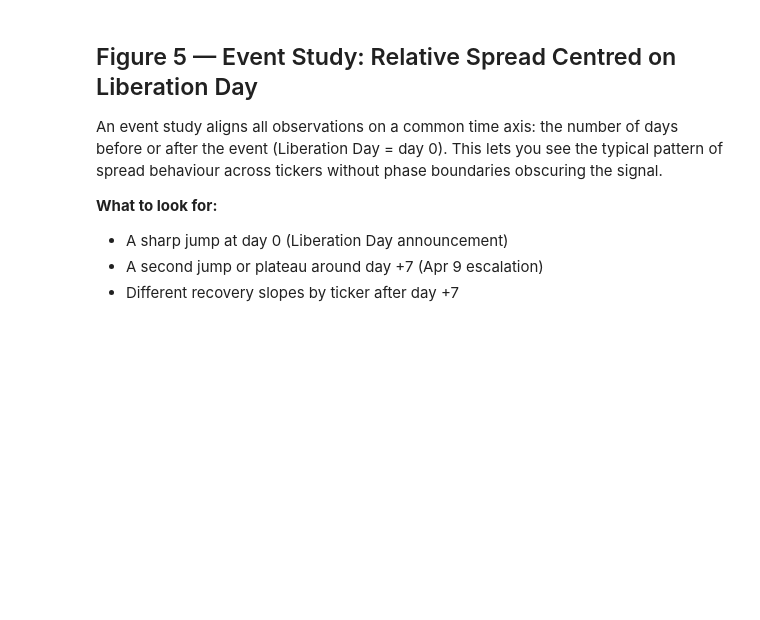
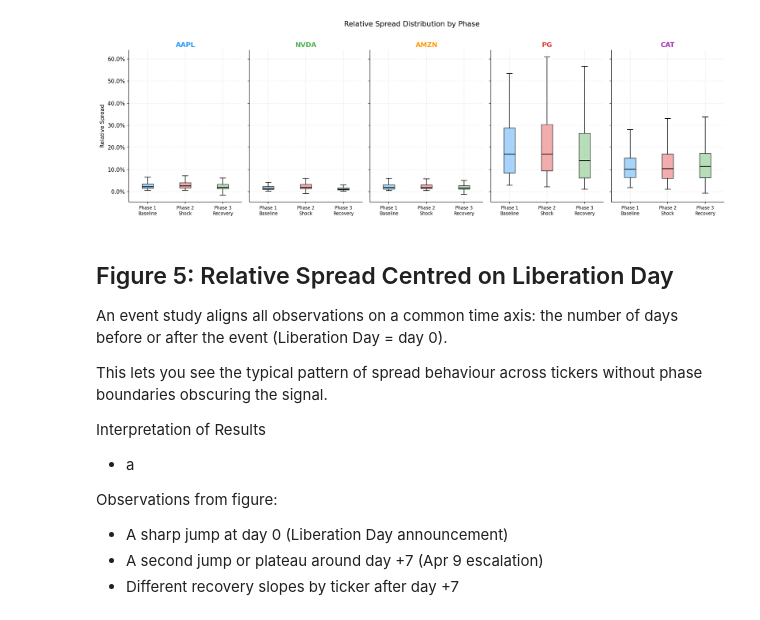
Before and after one commit to tzejiannn/tariff-shock-options-study, a Jupyter notebook: notebooks/eda.ipynb, the cells around one changed output. Drawn from its saved outputs; the diff is of its cells as text; code cells hidden in the pictures; blank space fills up the shorter version.

```diff
--- a/notebooks/eda.ipynb
+++ b/notebooks/eda.ipynb
@@ -244,6 +263,4 @@ Box plots show the full distribution of relative spreads in each phase, not just
 # %%
-print("Generating Figure 4: spread distribution by phase...")
-
 fig, axes = plt.subplots(1, 5, figsize=(16, 5), sharey=True)
 
 phase_labels = {1: "Phase 1\nBaseline", 2: "Phase 2\nShock", 3: "Phase 3\nRecovery"}
@@ -252,40 +269,48 @@ phase_colors = {1: "#90CAF9", 2: "#EF9A9A", 3: "#A5D6A7"}
 for ax, ticker in zip(axes, TICKERS):
     data = cross[cross["ticker"] == ticker]
     phase_data = [
         data.loc[data["phase"] == p, "relative_spread"].dropna().values
         for p in [1, 2, 3]
     ]
     bp = ax.boxplot(
         phase_data,
         tick_labels=[phase_labels[p] for p in [1, 2, 3]],
         patch_artist=True,
         showfliers=False,    # hide extreme outliers to keep the chart readable
         medianprops=dict(color="black", linewidth=1.5),
         whiskerprops=dict(linewidth=1),
         capprops=dict(linewidth=1),
     )
     for patch, p in zip(bp["boxes"], [1, 2, 3]):
         patch.set_facecolor(phase_colors[p])
         patch.set_alpha(0.8)
 
     ax.set_title(ticker, color=COLORS[ticker], fontweight="bold", fontsize=12)
     ax.tick_params(axis="x", labelsize=8)
     if ax == axes[0]:
         ax.set_ylabel("Relative Spread")
         ax.yaxis.set_major_formatter(mticker.PercentFormatter(xmax=1, decimals=1))
 
-fig.suptitle("Relative Spread Distribution by Phase\n(ATM liquid contracts, outliers hidden)",
+fig.suptitle("Relative Spread Distribution by Phase",
              fontsize=13, y=1.01)
 fig.tight_layout()
 
 # save(fig, "fig4_spread_by_phase.png")
 plt.show()
+# %% [output]
+[figure, added]
 # %% [markdown]
-## Figure 5 — Event Study: Relative Spread Centred on Liberation Day
+## Figure 5: Relative Spread Centred on Liberation Day
 
-An event study aligns all observations on a common time axis: the number of days before or after the event (Liberation Day = day 0). This lets you see the typical pattern of spread behaviour across tickers without phase boundaries obscuring the signal.
+An event study aligns all observations on a common time axis: the number of days before or after the event (Liberation Day = day 0).
 
-**What to look for:**
+This lets you see the typical pattern of spread behaviour across tickers without phase boundaries obscuring the signal.
+
+Interpretation of Results
+- a
+
+
+Observations from figure:
 - A sharp jump at day 0 (Liberation Day announcement)
 - A second jump or plateau around day +7 (Apr 9 escalation)
 - Different recovery slopes by ticker after day +7
```
Also changed, not shown: parts of 21 cells of this notebook, 8 other files.
